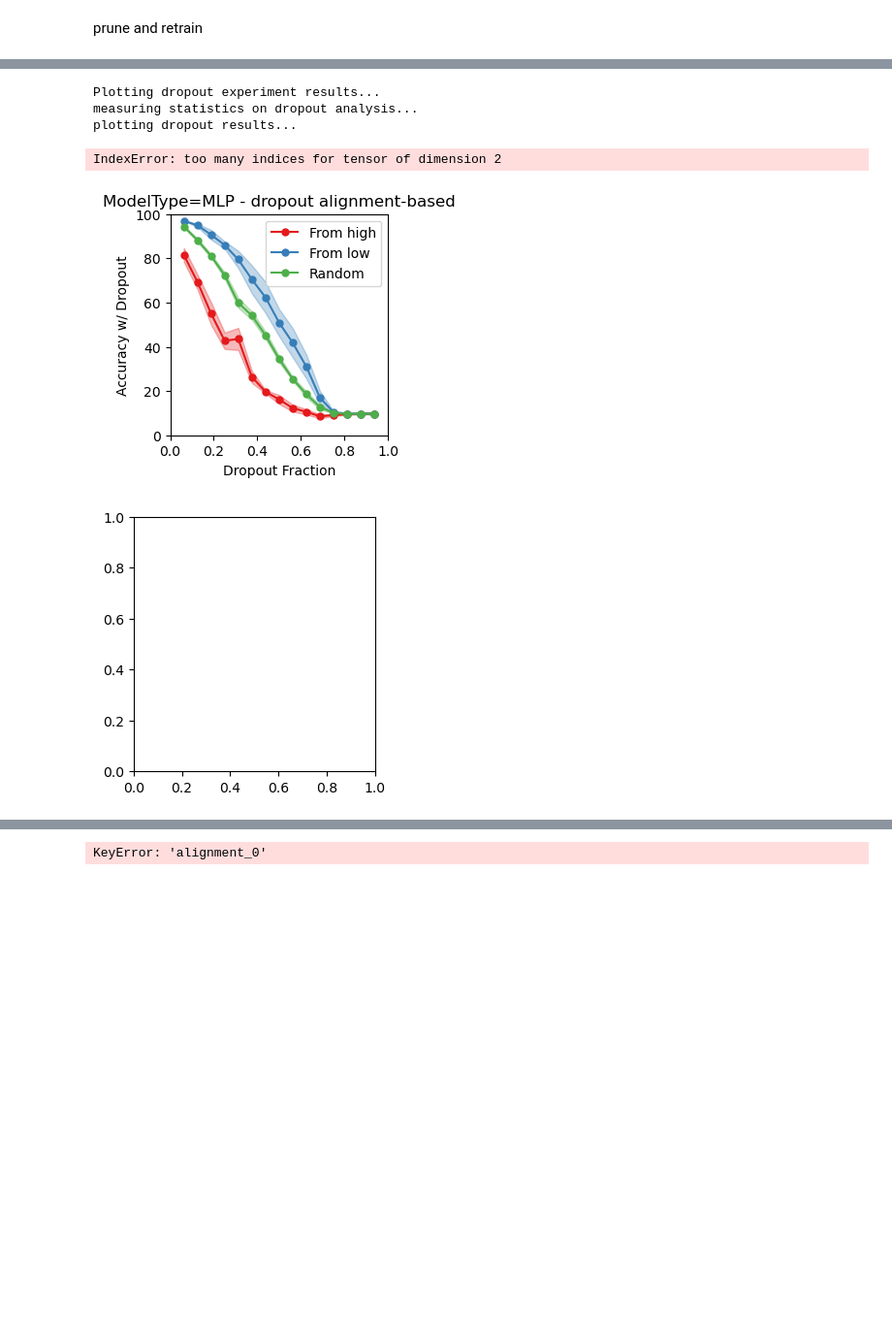
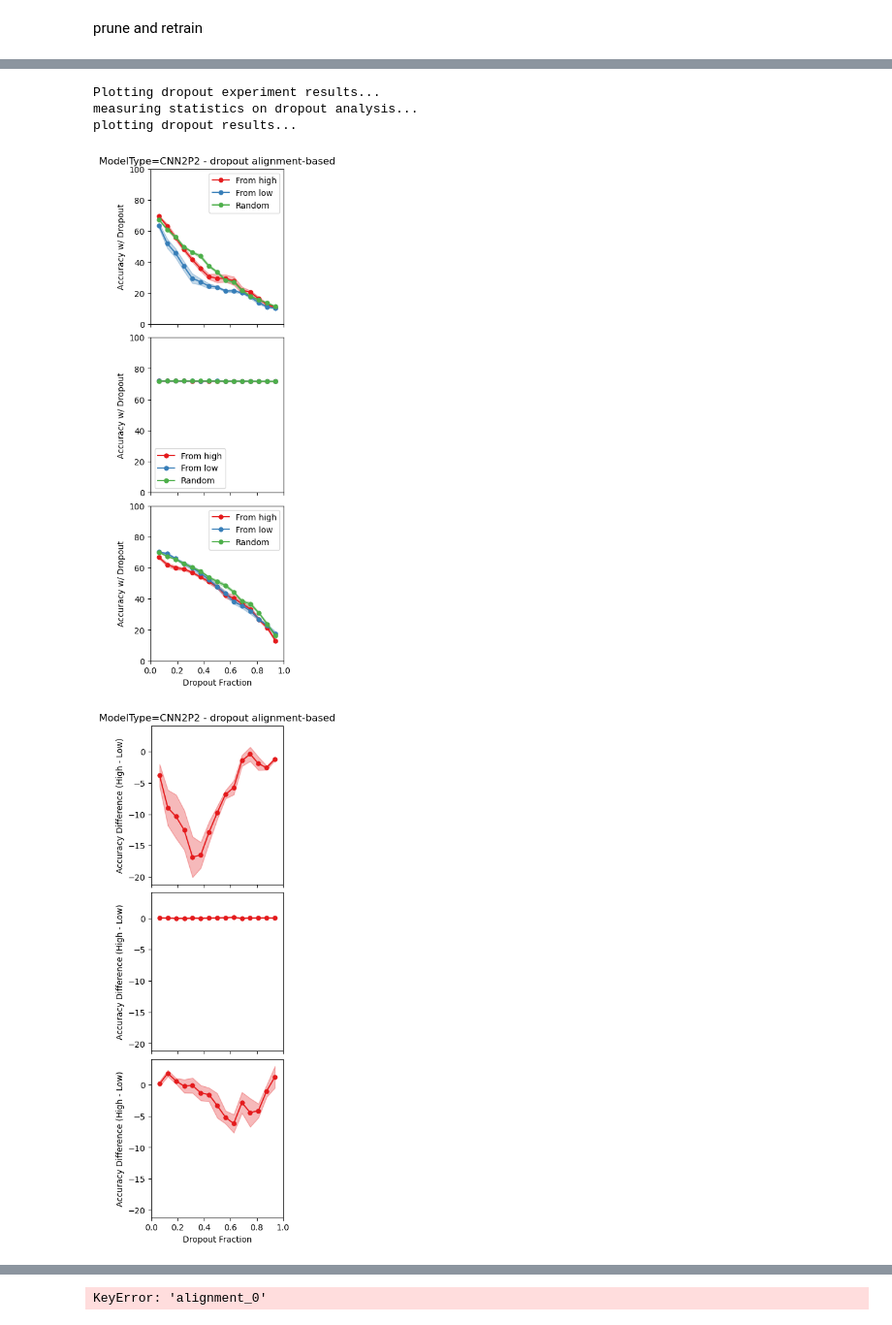
Before and after one commit to KempnerInstitute/nodelens, a Jupyter notebook: notebooks/testbook_HS.ipynb, the cells around one changed output, grey strips where cells are left out. Shown at 97% size. Drawn from its saved outputs; the diff is of its cells as text; code cells hidden in the pictures; blank space fills up the shorter version.

```diff
--- a/notebooks/testbook_HS.ipynb
+++ b/notebooks/testbook_HS.ipynb
@@ -38,13 +37,12 @@ train
 # %%
 # Model and Dataset Setup
 model_name = 'CNN2P2'
-dataset_name = 'MNIST'
+dataset_name = 'CIFAR10'
 dropout_rate = 0
 learning_rate = 0.001
 weight_decay = 0
-replicates = 5
+replicates = 7
 optim = torch.optim.Adam
-
 
 nets = [
     get_model(
@@ -59,7 +57,6 @@ nets = [
 nets = [net.to(DEVICE) for net in nets]
 
 optimizers = [optim(net.parameters(), lr=learning_rate, weight_decay=weight_decay) for net in nets]
-
 
 loader_parameters = dict(
     shuffle=True,
@@ -93,7 +90,7 @@ prune and retrain
 #     dropout_parameters = dict(num_drops=num_drops, by_layer=by_layer, train_set=train_set)
 #     dropout_results = progressive_dropout(nets, dataset, alignment=alignment, **dropout_parameters)
 #     return dropout_results, dropout_parameters
-from alignment_v2 import utils, train, processing, plotting
+#from alignment_v2 import utils, train, processing, plotting
 
 def progressive_dropout_experiment(exp, nets, dataset, alignment=None, train_set=False, num_drops=10, by_layer=True, retrain=False):
 
@@ -107,7 +104,7 @@ def progressive_dropout_experiment(exp, nets, dataset, alignment=None, train_set
 
 # Set parameters for the dropout experiment
 num_drops = 15
-by_layer = False
+by_layer = True
 train_set = False
 retrain = False  # Set to True to perform retraining after pruning
 exp = {'args': {'num_drops': num_drops, 'dropout_by_layer': by_layer}}
@@ -127,6 +124,11 @@ if 1==1:
     dropout_results, dropout_parameters = progressive_dropout_experiment(
         exp, nets, dataset, alignment=results["alignment"], **dropout_params
     )
+
+    # # Run the dropout experiment and retrieve the results
+    # dropout_results, dropout_parameters = progressive_dropout_experiment(
+    #     exp, nets, dataset, alignment=None, **dropout_params
+    # )
 
     # Separate results for before and after retraining if retraining was enabled
     if retrain:
@@ -328,36 +330,35 @@ if 1==2:
         "dropout": dropout_rate,
         "lr": learning_rate,
         "weight_decay": weight_decay
     }
 
     print("Plotting dropout experiment results...")
 
     # Plotting both before and after retraining results
     plotting.plot_dropout_results(
         exp=None,  # replace with experiment name if needed
         dropout_results=dropout_results_before,
         dropout_parameters=dropout_parameters,
         prms=prms,
         dropout_type="alignment-based",
     )
 
     if retrain:
         plotting.plot_dropout_results(
             exp=None,  # replace with experiment name if needed
             dropout_results=dropout_results_after,
             dropout_parameters=dropout_parameters,
             prms=prms,
             dropout_type="alignment-based",
         )
 # %% [output]
 Performing progressive dropout based on alignment...
 Performing targeted dropout...
 Plotting dropout experiment results...
 measuring statistics on dropout analysis...
 plotting dropout results...
-IndexError: too many indices for tensor of dimension 2
-[figure, old version]
+[figure, new version]
-[figure, old version]
+[figure, new version]
 # %%
 print(dropout_results.keys())
 print(dropout_results['progdrop_acc_rand'])
```
Also changed, not shown: parts of 3 cells of this notebook, 12 other files.
